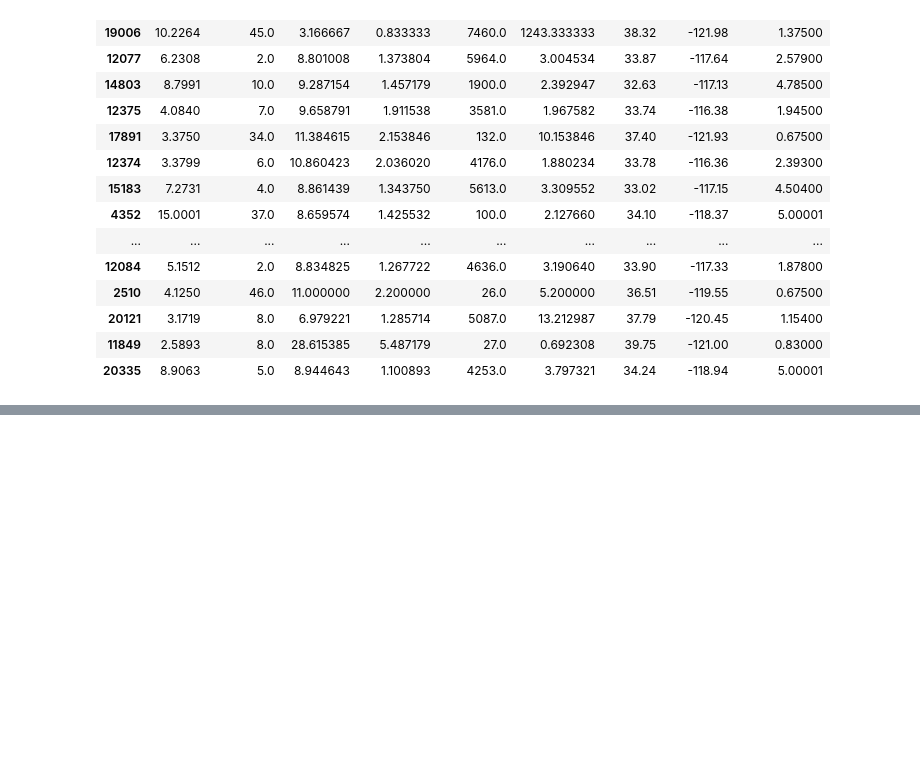
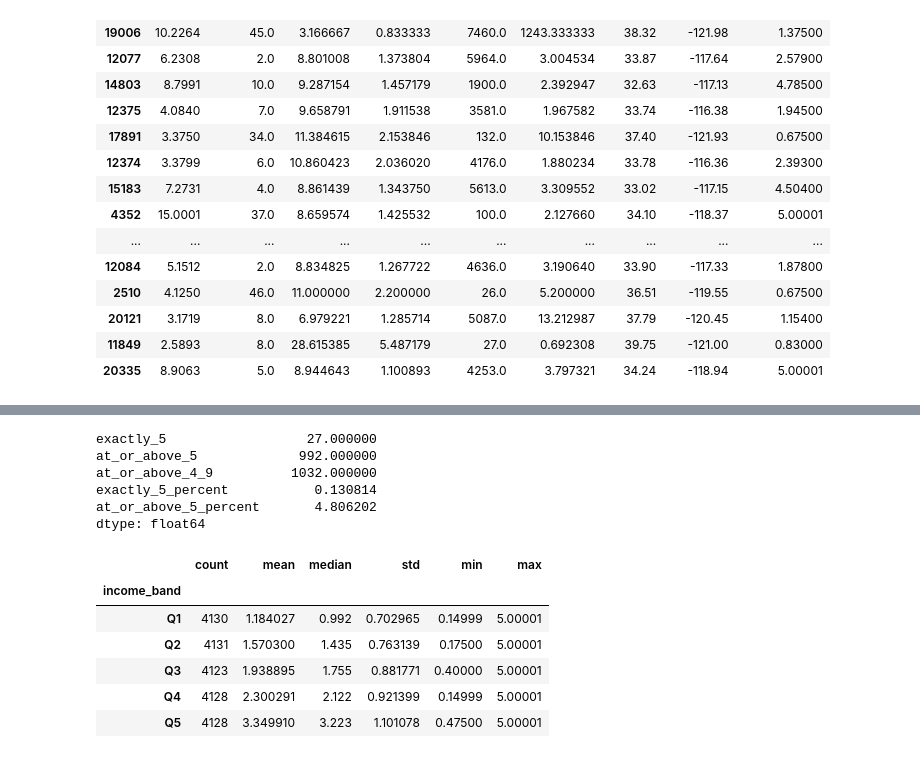
Before and after one commit to renovamen1/statistical-models, a Jupyter notebook: Models On California Housing Dataset/01_data_exploration.ipynb, the cells around one changed output, grey strips where cells are left out. Saved outputs shown, nothing was run; the diff lists cells and outputs as text; code cells hidden in the pictures; blank space fills up the shorter version.

```diff
--- a/Models On California Housing Dataset/01_data_exploration.ipynb
+++ b/Models On California Housing Dataset/01_data_exploration.ipynb
@@ -637,0 +708,35 @@ df.loc[
+# %%
+ceiling_summary = pd.Series({
+    "exactly_5": (df["MedHouseVal"] == 5.0).sum(),
+    "at_or_above_5": (df["MedHouseVal"] >= 5.0).sum(),
+    "at_or_above_4_9": (df["MedHouseVal"] >= 4.9).sum(),
+    "exactly_5_percent": (df["MedHouseVal"] == 5.0).mean() * 100,
+    "at_or_above_5_percent": (df["MedHouseVal"] >= 5.0).mean() * 100,
+})
+
+ceiling_summary
+# %% [output]
+exactly_5                  27.000000
+at_or_above_5             992.000000
+at_or_above_4_9          1032.000000
+exactly_5_percent           0.130814
+at_or_above_5_percent       4.806202
+dtype: float64
+# %%
+df["income_band"] = pd.qcut(
+    df["MedInc"],
+    q=5,
+    labels=["Q1", "Q2", "Q3", "Q4", "Q5"]
+)
+
+df.groupby("income_band", observed=True)["MedHouseVal"].agg(
+    ["count", "mean", "median", "std", "min", "max"]
+)
+# %% [output]
+|  | count | mean | median | std | min | max |
+| income_band |  |  |  |  |  |  |
+| Q1 | 4130 | 1.184027 | 0.992 | 0.702965 | 0.14999 | 5.00001 |
+| Q2 | 4131 | 1.570300 | 1.435 | 0.763139 | 0.17500 | 5.00001 |
+| Q3 | 4123 | 1.938895 | 1.755 | 0.881771 | 0.40000 | 5.00001 |
+| Q4 | 4128 | 2.300291 | 2.122 | 0.921399 | 0.14999 | 5.00001 |
+| Q5 | 4128 | 3.349910 | 3.223 | 1.101078 | 0.47500 | 5.00001 |
```
Also changed, not shown: parts of 16 cells of this notebook.
